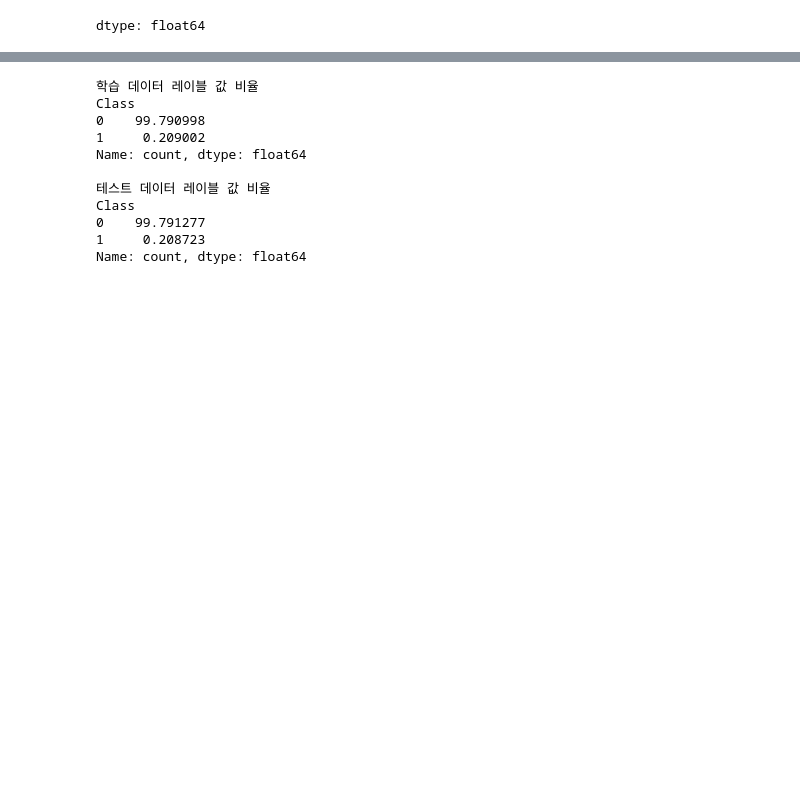
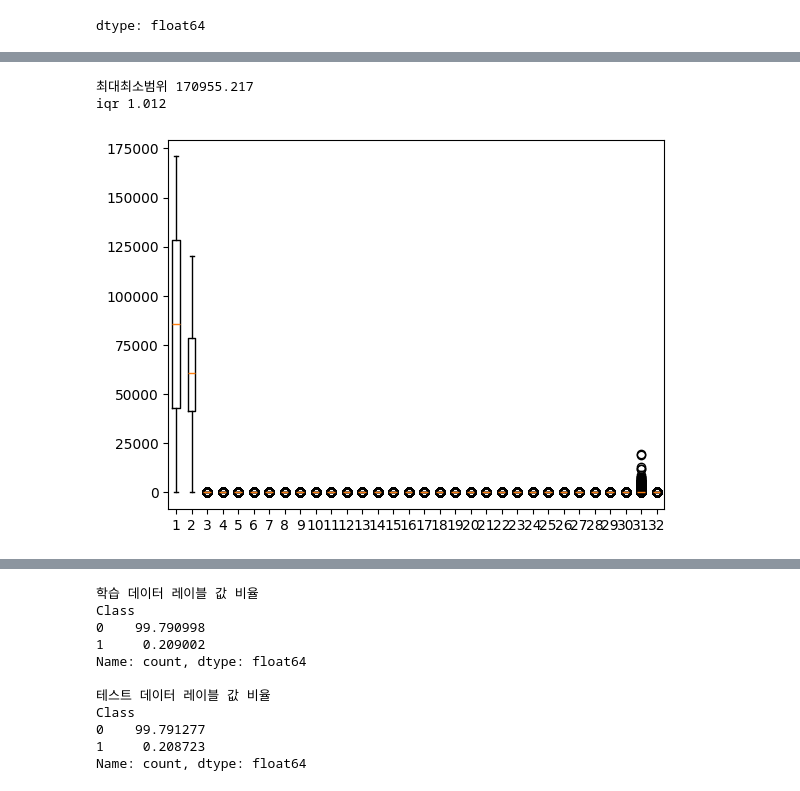
Before and after one commit to sunyoungmoon012/first-repository, a Jupyter notebook: test_notebook.ipynb, the cells around one changed output, grey strips where cells are left out. Drawn from its saved outputs; the diff is of its cells as text; code cells hidden in the pictures; blank space fills up the shorter version.

```diff
--- a/test_notebook.ipynb
+++ b/test_notebook.ipynb
@@ -124,0 +124,14 @@ dtype: float64
+# %%
+train_range = np.max(train) - np.min(train) # range
+iqr = np.percentile(train, 75)  - np.percentile(train, 25) # 75% 25%
+
+print(f'최대최소범위 {train_range:.3f}')
+print(f'iqr {iqr:.3f}')
+
+import matplotlib.pyplot as plt
+plt.boxplot(train)
+plt.show()
+# %% [output]
+최대최소범위 170955.217
+iqr 1.012
+[figure, added]
```
Also changed, not shown: parts of 10 cells of this notebook.
